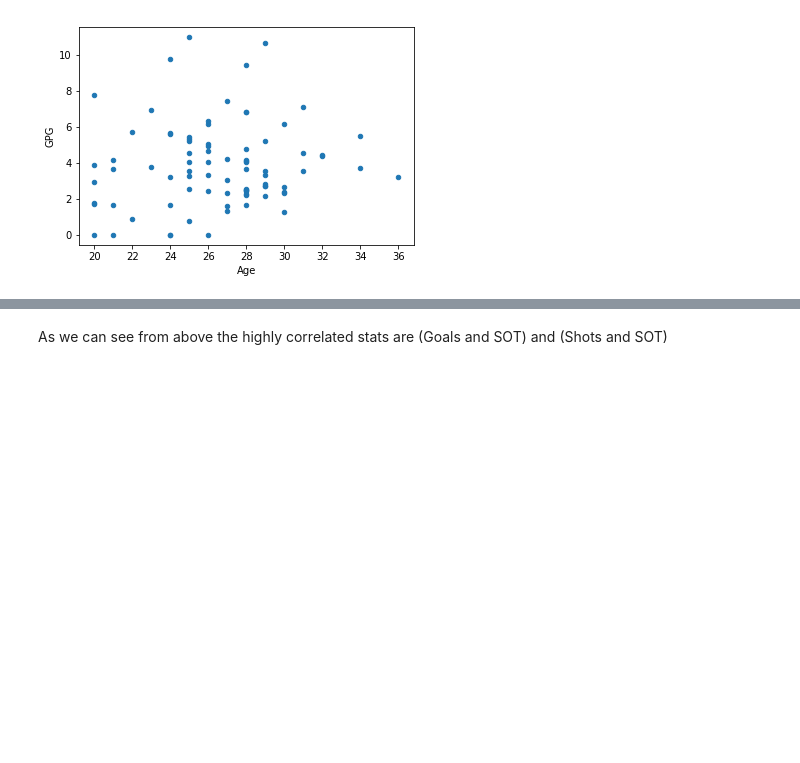
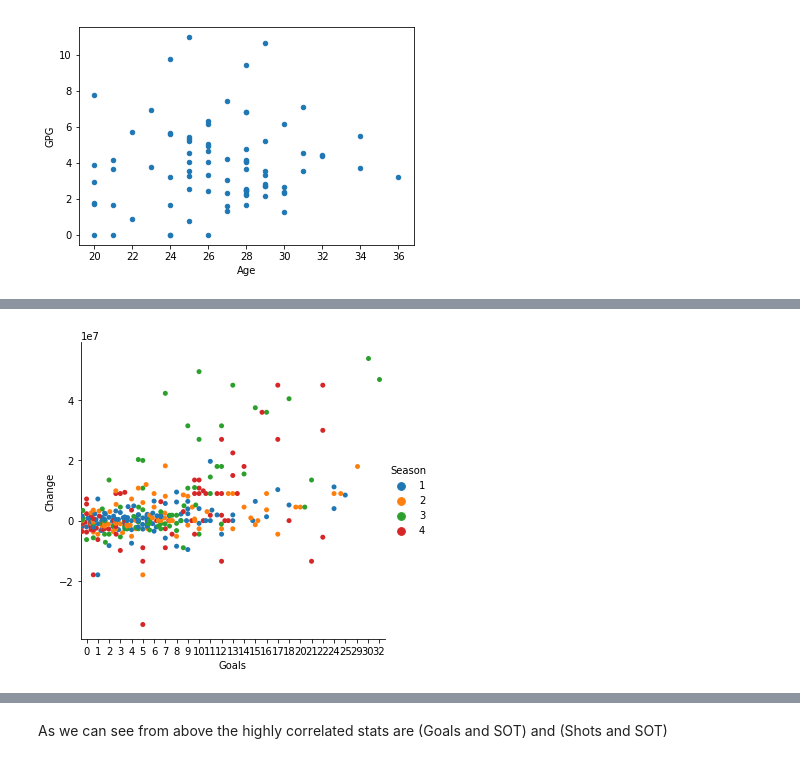
Before and after one commit to Femi-Ogunkola/EPL, a Jupyter notebook: EPL Data Analysis.ipynb, the cells around one changed output, grey strips where cells are left out. Cells and saved outputs as stored; diff of their text form; code cells hidden in the pictures; blank space fills up the shorter version.

```diff
--- a/EPL Data Analysis.ipynb
+++ b/EPL Data Analysis.ipynb
@@ -169,0 +177,5 @@ sns.heatmap(f, annot=True,ax=ax)
+# %%
+sns.catplot(x="Goals", y="Change", hue="Season",
+            kind="swarm", data=fwd);
+# %% [output]
+[figure, added]
```
Also changed, not shown: parts of 3 cells of this notebook.
